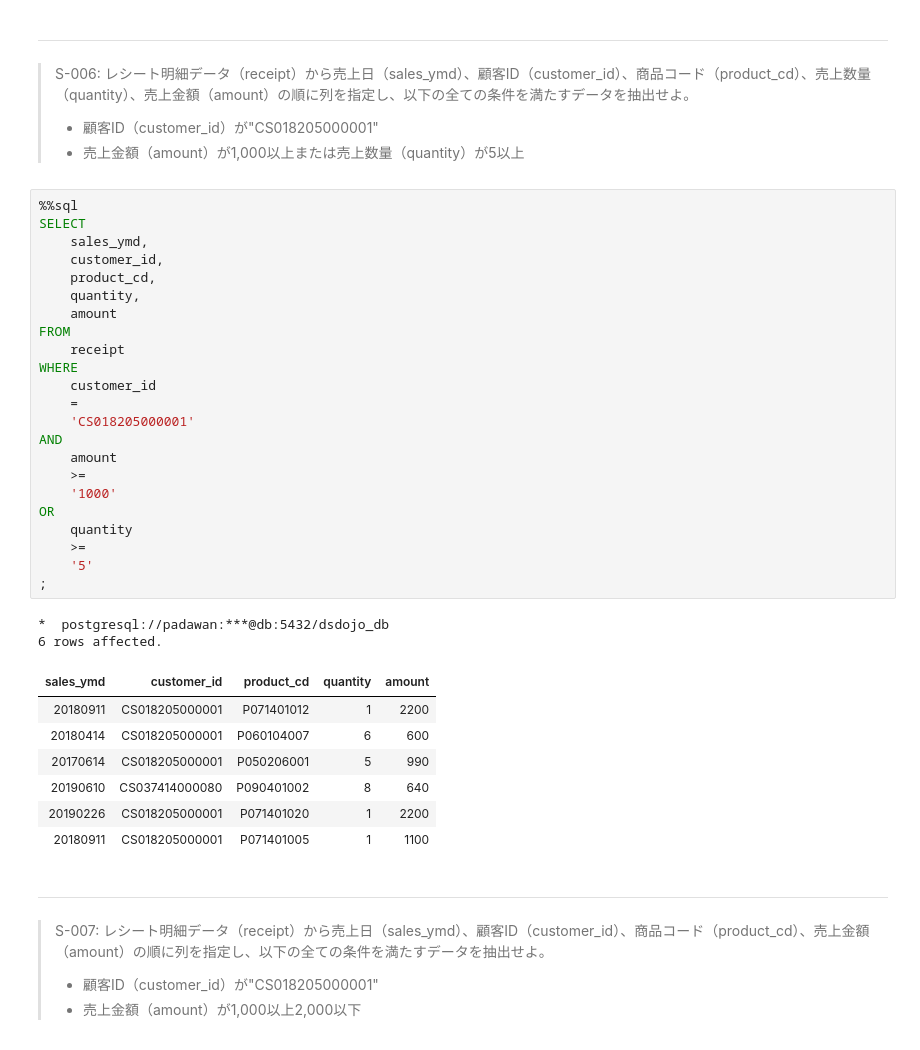
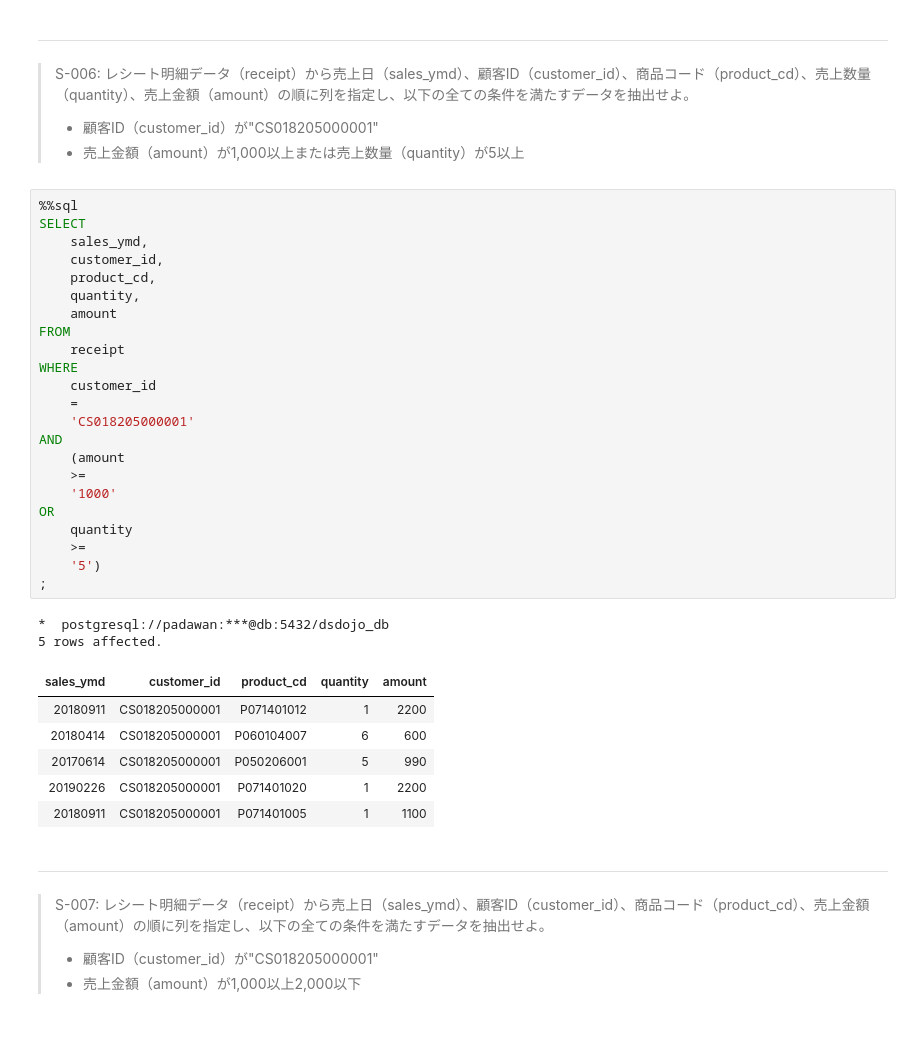
Before and after one commit to The-Japan-DataScientist-Society/100knocks-preprocess, a Jupyter notebook: docker/work/preprocess_knock_SQL.ipynb, the cells around one changed output. Drawn from its saved outputs; the diff is of its cells as text.

```diff
--- a/docker/work/preprocess_knock_SQL.ipynb
+++ b/docker/work/preprocess_knock_SQL.ipynb
@@ -206,34 +205,33 @@ WHERE
 # %%
 %%sql
 SELECT
     sales_ymd,
     customer_id,
     product_cd,
     quantity,
     amount
 FROM
     receipt
 WHERE
     customer_id
     =
     'CS018205000001'
 AND
-    amount
+    (amount
     >=
     '1000'
 OR
     quantity
     >=
-    '5'
+    '5')
 ;
 # %% [output]
 *  postgresql://padawan:***@db:5432/dsdojo_db
-6 rows affected.
+5 rows affected.
 | sales_ymd | customer_id | product_cd | quantity | amount |
 | 20180911 | CS018205000001 | P071401012 | 1 | 2200 |
 | 20180414 | CS018205000001 | P060104007 | 6 | 600 |
 | 20170614 | CS018205000001 | P050206001 | 5 | 990 |
-| 20190610 | CS037414000080 | P090401002 | 8 | 640 |
 | 20190226 | CS018205000001 | P071401020 | 1 | 2200 |
 | 20180911 | CS018205000001 | P071401005 | 1 | 1100 |
 # %% [markdown]
```
Also changed, not shown: parts of 1 cell of this notebook.
